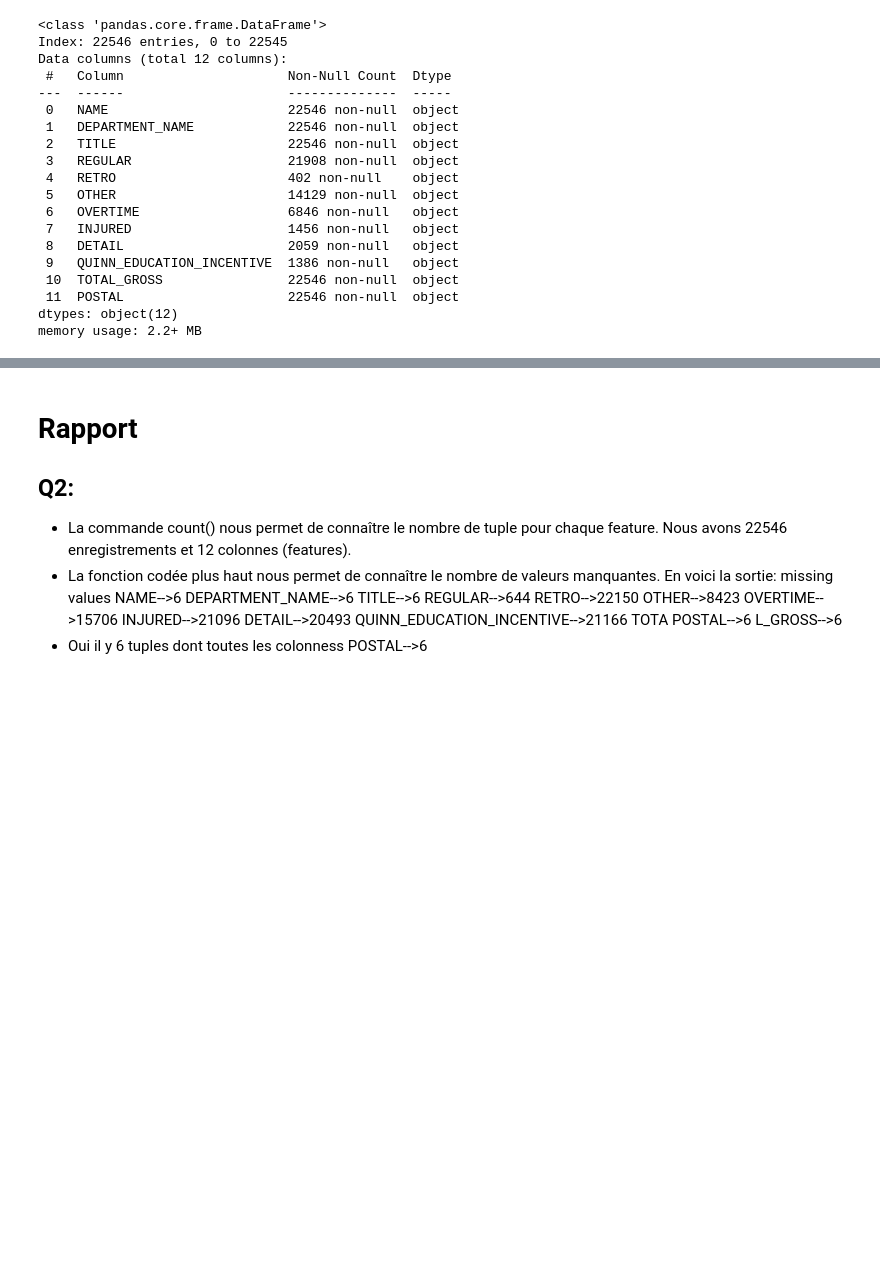
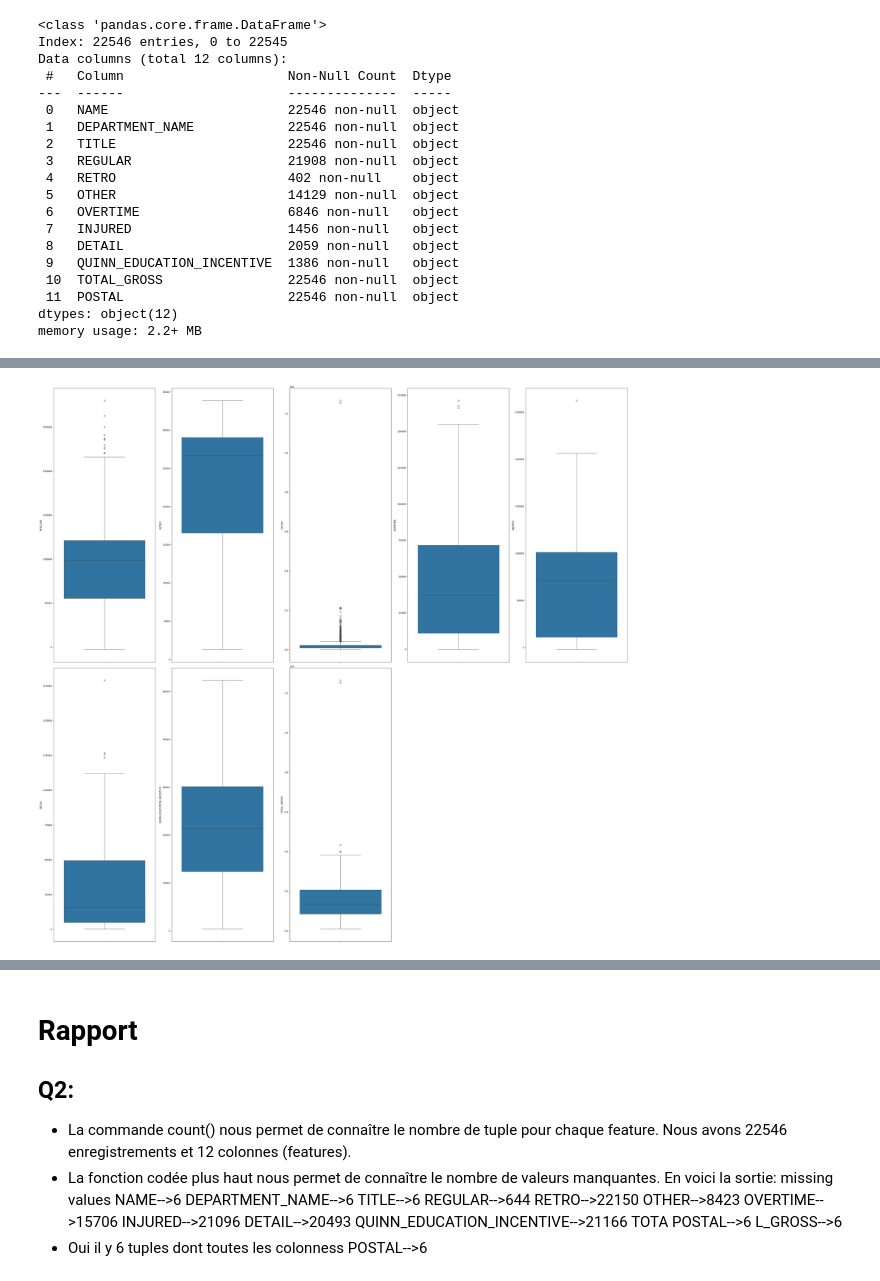
Before and after one commit to Jmuhleman/pw_PCD_24, a Jupyter notebook: pw3/pw3.ipynb, the cells around one changed output, grey strips where cells are left out. Drawn from its saved outputs; the diff is of its cells as text; code cells hidden in the pictures; blank space fills up the shorter version.

```diff
--- a/pw3/pw3.ipynb
+++ b/pw3/pw3.ipynb
@@ -121,0 +89,35 @@ df
+# %%
+# Recherche d'outliers de manière univariée simple (boxplot vs IQR vs Z-score)
+# préférable IQR ou boxplot -> utilisation de la médiane plus robuste pour des salaires
+#
+outliers_iqr = pd.DataFrame()
+col = ['REGULAR', 'RETRO', 'OTHER', 'OVERTIME', 'INJURED', 'DETAIL', 'QUINN_EDUCATION_INCENTIVE', 'TOTAL_GROSS']
+
+for feature in col:
+    Q1 = df[feature].quantile(0.25)
+    Q3 = df[feature].quantile(0.75)
+    IQR = Q3 - Q1
+    lower_bound = Q1 - 1.5 * IQR
+    upper_bound = Q3 + 1.5 * IQR
+
+    feature_outliers = df[(df[feature] < lower_bound) | (df[feature] > upper_bound)]
+    outliers_iqr = pd.concat([outliers_iqr, feature_outliers])
+
+outliers_iqr = outliers_iqr.drop_duplicates()
+# %%
+import seaborn as sns
+import matplotlib.pyplot as plt
+# on afficher les boxplots des features numériques pour observer à quoi cela ressemble
+col = ['REGULAR', 'RETRO', 'OTHER', 'OVERTIME', 'INJURED', 'DETAIL', 'QUINN_EDUCATION_INCENTIVE', 'TOTAL_GROSS']
+
+fig, axs = plt.subplots(2, 5, figsize=(35, 35))
+axs = axs.flatten()
+for i, col in enumerate(col):
+    sns.boxplot(y=outliers_iqr[col], data=df, ax=axs[i])
+
+fig.tight_layout(rect=[0, 0.03, 1, 0.98])
+fig.delaxes(axs[-1])
+fig.delaxes(axs[-2])
+plt.show()
+# %% [output]
+[figure, added]
```
Also changed, not shown: parts of 6 cells of this notebook.
